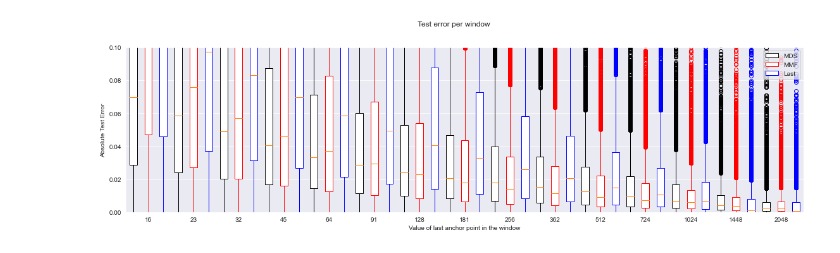
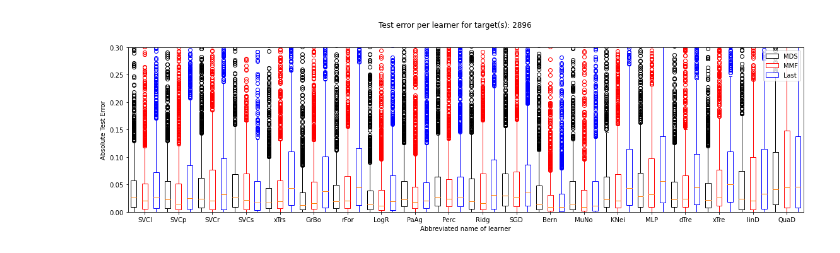
Before and after one commit to quantagenmtg/AMLthesis, a Jupyter notebook: Test.ipynb, the cells around one changed output. Drawn from its saved outputs; the diff is of its cells as text; code cells hidden in the pictures.

```diff
--- a/Test.ipynb
+++ b/Test.ipynb
@@ -20,3 +3,4 @@ win = Windowing(aggCurves)
 # %%
+win = Windowing(aggCurves)
 win.set_points([16,   23,   32,   45,   64,   91,  128,  181,  256,  362,  512,
-        724, 1024], [1448, 2048, 2896], windows=True)
+        724, 1024, 1448, 2048, 2896])
@@ -27,4 +30,4 @@ win.Last()
 # %%
-win.Boxplots(ylim=[0,0.1])
+win.Boxplots(target = -1, ylim = [0,0.3], xaxis = 'learner')
 # %% [output]
-[figure, old version]
+[figure, new version]
```
Also changed, not shown: parts of 5 cells of this notebook, 7 other files.
